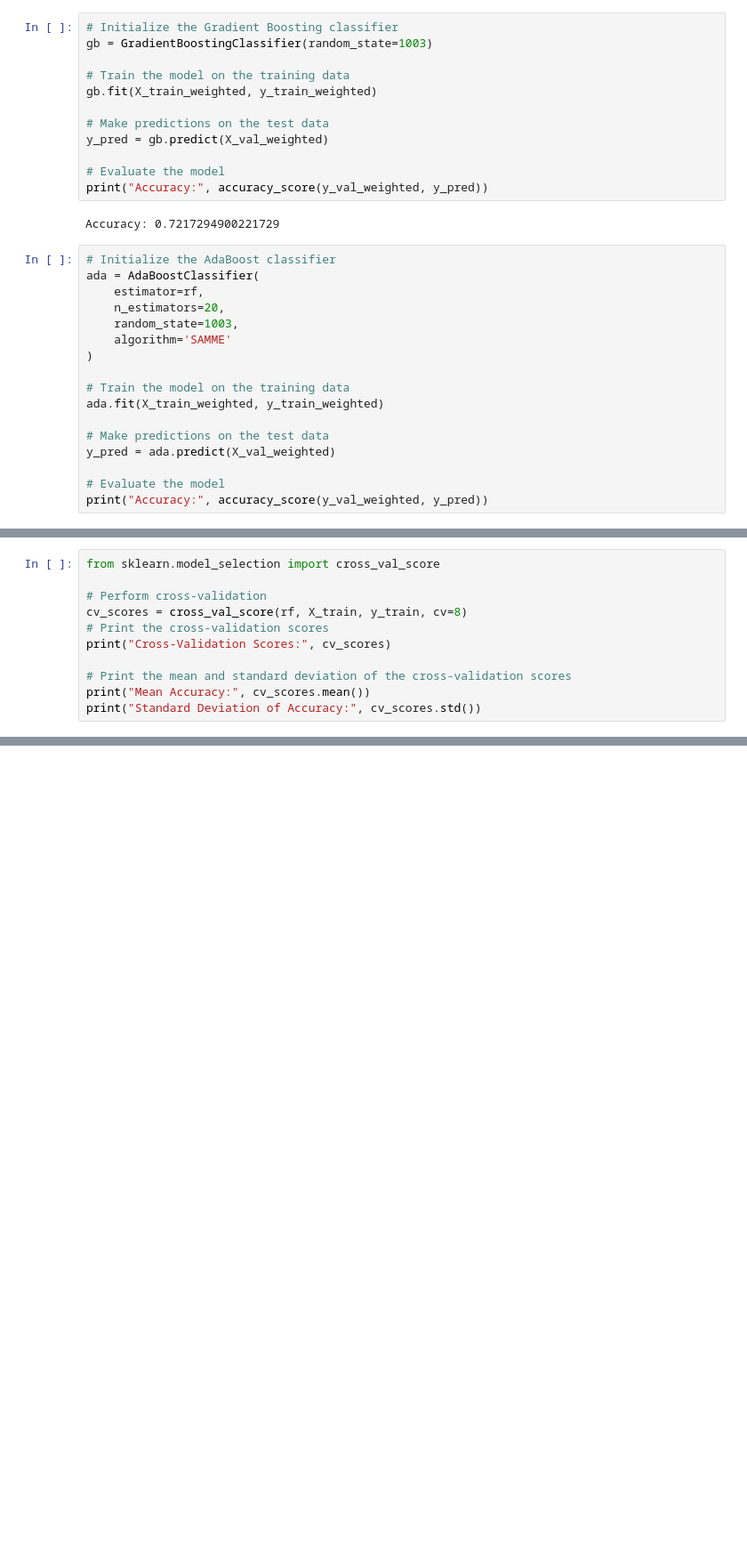
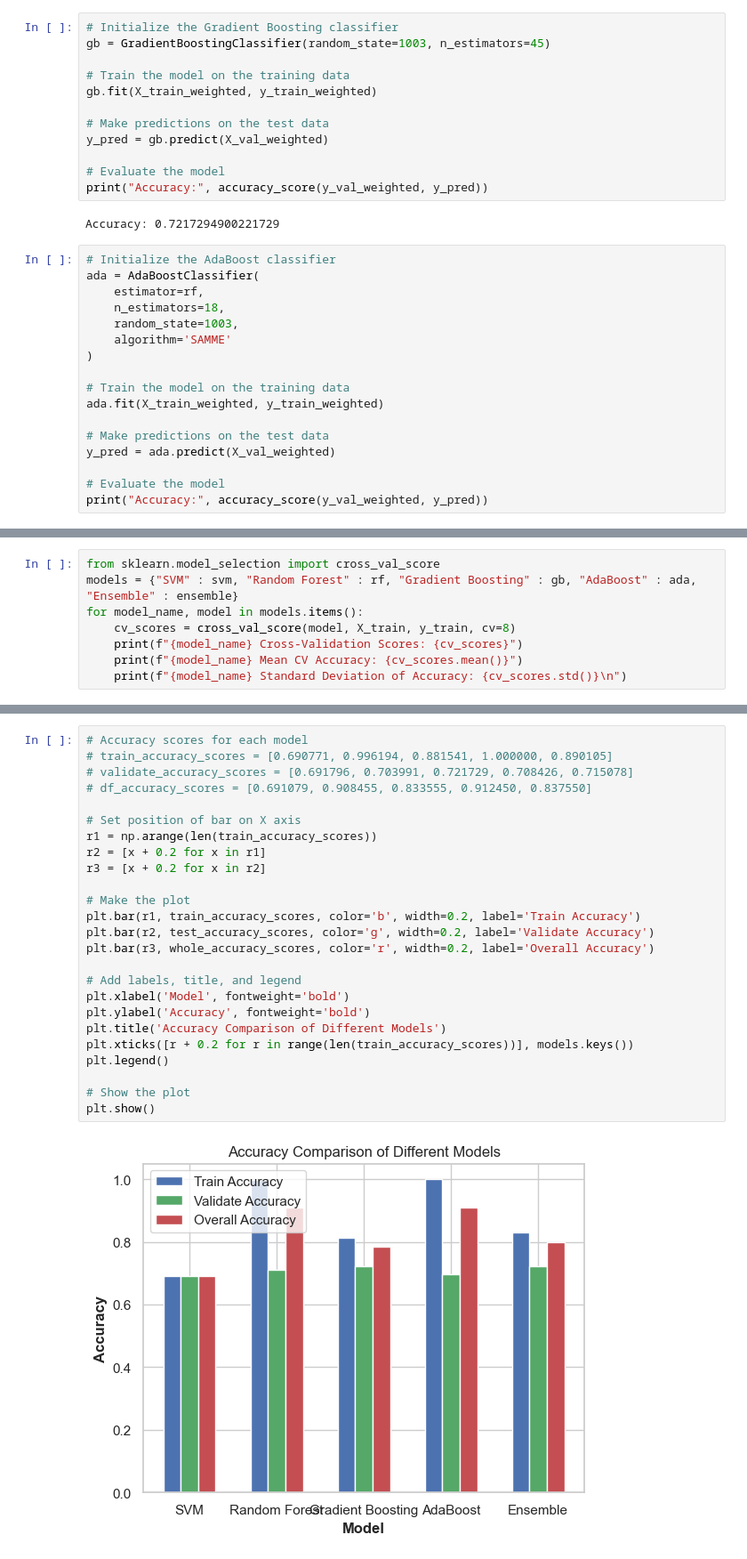
Before and after one commit to jennymai10/movie-rating-prediction, a Jupyter notebook: explore.ipynb, the cells around one changed output, grey strips where cells are left out. Shown at 89% size. Drawn from its saved outputs; the diff is of its cells as text; blank space fills up the shorter version.

```diff
--- a/explore.ipynb
+++ b/explore.ipynb
@@ -332,7 +334,7 @@ Accuracy: 0.7039911308203991
 # print("Accuracy:", accuracy_score(y_val_weighted, y_pred))
 # %%
 # Initialize the Gradient Boosting classifier
-gb = GradientBoostingClassifier(random_state=1003)
+gb = GradientBoostingClassifier(random_state=1003, n_estimators=45)
 
 # Train the model on the training data
 gb.fit(X_train_weighted, y_train_weighted)
@@ -348,7 +350,7 @@ Accuracy: 0.7217294900221729
 # Initialize the AdaBoost classifier
 ada = AdaBoostClassifier(
     estimator=rf,
-    n_estimators=20,
+    n_estimators=18,
     random_state=1003,
     algorithm='SAMME'
 )
@@ -383,12 +385,9 @@ Accuracy: 0.7150776053215078
 # %%
 from sklearn.model_selection import cross_val_score
-
-# Perform cross-validation
-cv_scores = cross_val_score(rf, X_train, y_train, cv=8)
-# Print the cross-validation scores
-print("Cross-Validation Scores:", cv_scores)
-
-# Print the mean and standard deviation of the cross-validation scores
-print("Mean Accuracy:", cv_scores.mean())
-print("Standard Deviation of Accuracy:", cv_scores.std())
+models = {"SVM" : svm, "Random Forest" : rf, "Gradient Boosting" : gb, "AdaBoost" : ada, "Ensemble" : ensemble}
+for model_name, model in models.items():
+    cv_scores = cross_val_score(model, X_train, y_train, cv=8)
+    print(f"{model_name} Cross-Validation Scores: {cv_scores}")
+    print(f"{model_name} Mean CV Accuracy: {cv_scores.mean()}")
+    print(f"{model_name} Standard Deviation of Accuracy: {cv_scores.std()}\n")
 # %% [output]
@@ -450,3 +462,30 @@ df_models
+# %%
+# Accuracy scores for each model
+# train_accuracy_scores = [0.690771, 0.996194, 0.881541, 1.000000, 0.890105]
+# validate_accuracy_scores = [0.691796, 0.703991, 0.721729, 0.708426, 0.715078]
+# df_accuracy_scores = [0.691079, 0.908455, 0.833555, 0.912450, 0.837550]
+
+# Set position of bar on X axis
+r1 = np.arange(len(train_accuracy_scores))
+r2 = [x + 0.2 for x in r1]
+r3 = [x + 0.2 for x in r2]
+
+# Make the plot
+plt.bar(r1, train_accuracy_scores, color='b', width=0.2, label='Train Accuracy')
+plt.bar(r2, test_accuracy_scores, color='g', width=0.2, label='Validate Accuracy')
+plt.bar(r3, whole_accuracy_scores, color='r', width=0.2, label='Overall Accuracy')
+
+# Add labels, title, and legend
+plt.xlabel('Model', fontweight='bold')
+plt.ylabel('Accuracy', fontweight='bold')
+plt.title('Accuracy Comparison of Different Models')
+plt.xticks([r + 0.2 for r in range(len(train_accuracy_scores))], models.keys())
+plt.legend()
+
+# Show the plot
+plt.show()
+# %% [output]
+[figure, added]
 # %%
 # Function to plot confusion matrix
 def plot_confusion_matrix(y_true, y_pred, title):
```
Also changed, not shown: parts of 7 cells of this notebook, 1 other file.
